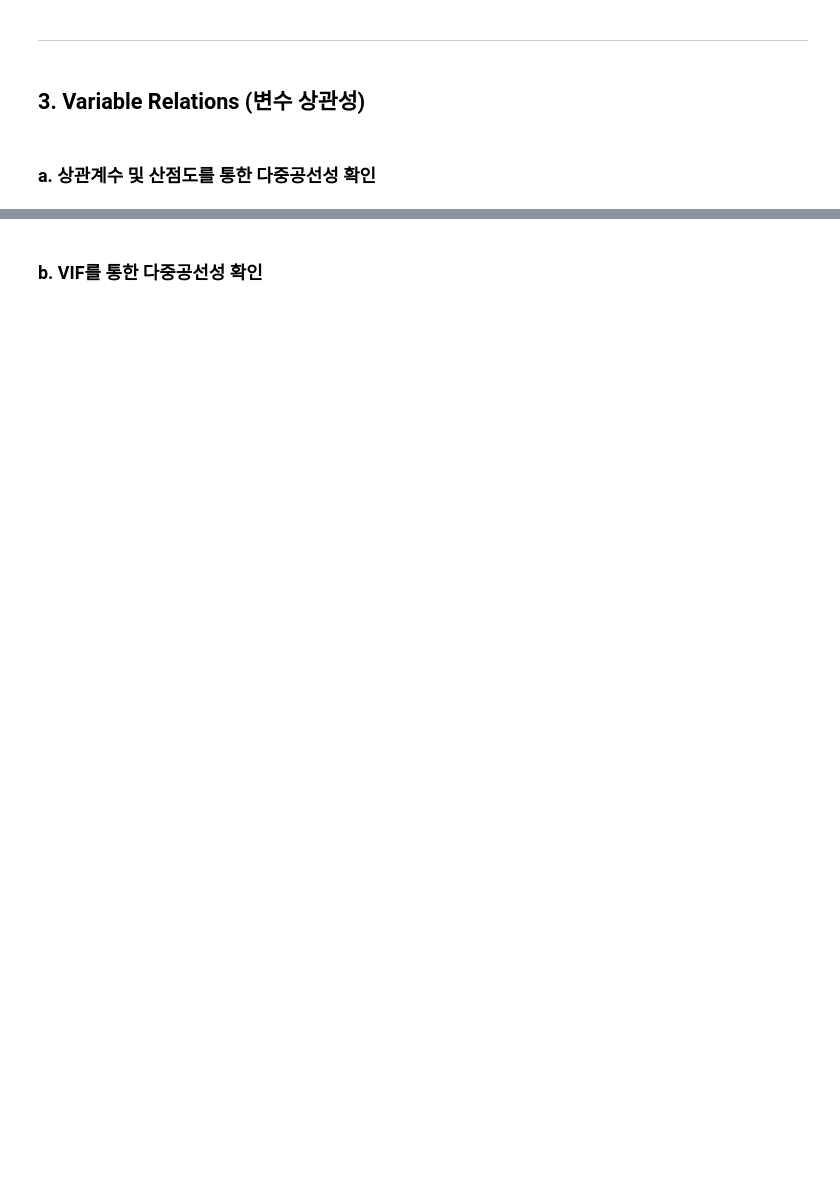
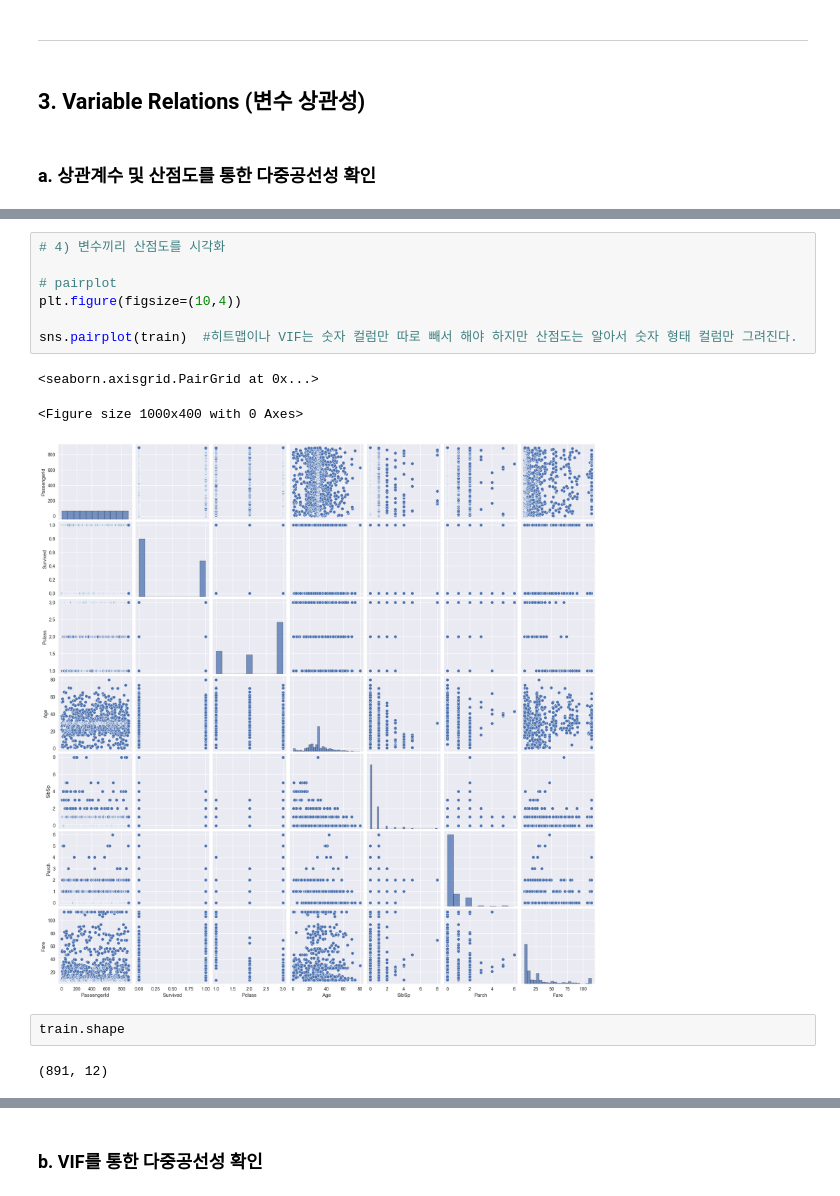
Before and after one commit to lululunay/cloud, a Jupyter notebook: 타이타닉_데이터를 활용한 데이터 분석 (실습파일).ipynb, the cells around one changed output, grey strips where cells are left out. Saved outputs shown, nothing was run; the diff lists cells and outputs as text; blank space fills up the shorter version.

```diff
--- a/타이타닉_데이터를 활용한 데이터 분석 (실습파일).ipynb
+++ b/타이타닉_데이터를 활용한 데이터 분석 (실습파일).ipynb
@@ -422,0 +441,15 @@ x.corr()
+# %%
+# 4) 변수끼리 산점도를 시각화
+
+# pairplot
+plt.figure(figsize=(10,4))
+
+sns.pairplot(train)  #히트맵이나 VIF는 숫자 컬럼만 따로 빼서 해야 하지만 산점도는 알아서 숫자 형태 컬럼만 그려진다.
+# %% [output]
+<seaborn.axisgrid.PairGrid at 0x...>
+<Figure size 1000x400 with 0 Axes>
+[figure, added]
+# %%
+train.shape
+# %% [output]
+(891, 12)
```
Also changed, not shown: parts of 17 cells of this notebook.
